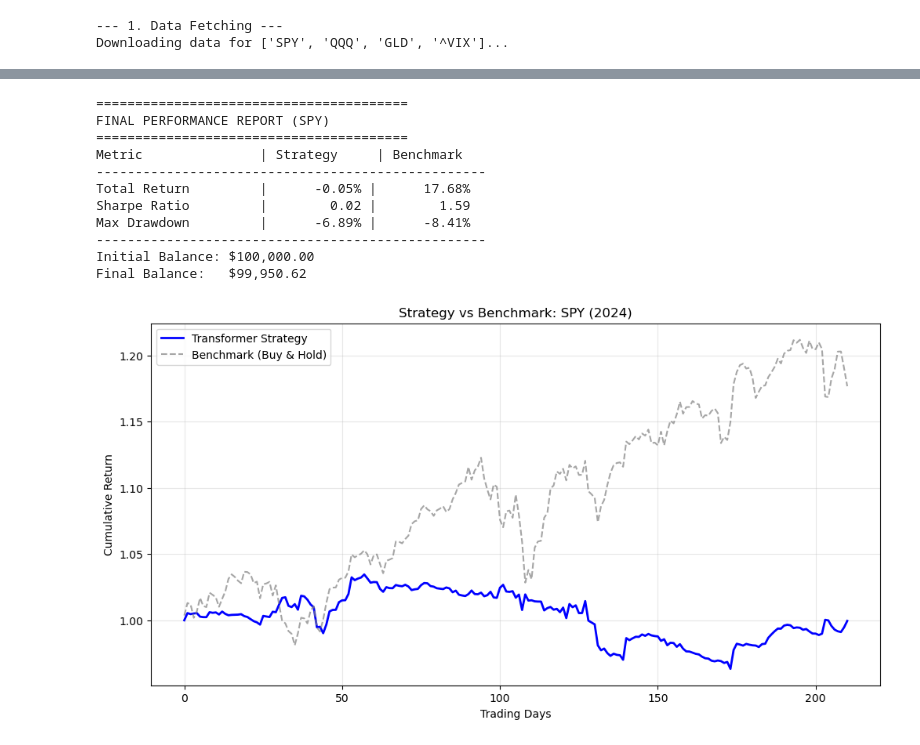
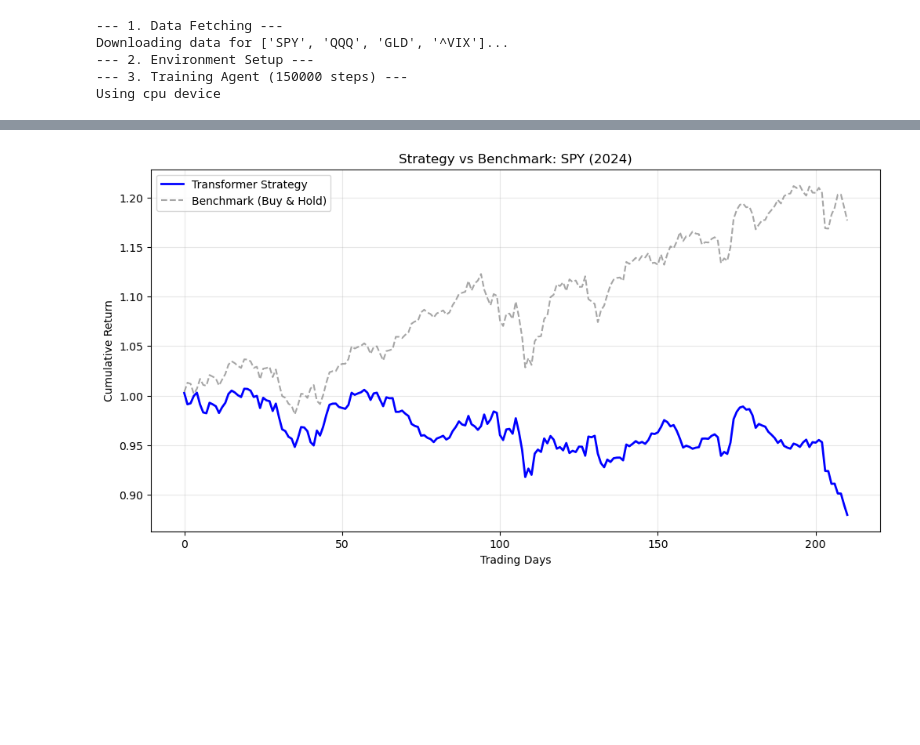
Before and after one commit to gitmichaelqiu/AccumRLMoEStrategy, a Jupyter notebook: Transformer.ipynb, the cells around one changed output, grey strips where cells are left out. Drawn from its saved outputs; the diff is of its cells as text; code cells hidden in the pictures; blank space fills up the shorter version.

Commit message:
v3 Transf: 87,957.85

```diff
--- a/Transformer.ipynb
+++ b/Transformer.ipynb
@@ -8,7 +8,7 @@ import torch
 import torch.nn as nn
 from stable_baselines3 import PPO
 from stable_baselines3.common.torch_layers import BaseFeaturesExtractor
-from stable_baselines3.common.vec_env import DummyVecEnv
+from stable_baselines3.common.vec_env import DummyVecEnv, VecNormalize
 import matplotlib.pyplot as plt
 import sys
 
@@ -19,7 +19,7 @@ CONFIG = {
     # Data Settings
     "TICKERS": ["SPY", "QQQ", "GLD", "^VIX"],
     "TARGET_ASSET": "SPY",
-    "START_DATE": "2015-01-01",  # Extended history for better training
+    "START_DATE": "2015-01-01",
     "END_DATE": "2023-12-31",
     "TEST_START_DATE": "2024-01-02",
 
@@ -32,8 +32,9 @@ CONFIG = {
     "TRADING_FEES": 0.001,  # 0.1% per trade
 
     # Reward Shaping
-    "REWARD_METHOD": "differential_sharpe",
-    "RISK_AVERSION": 0.1,
+    # Changed to 'sortino' to fix underperformance in bull markets (penalize only downside)
+    "REWARD_METHOD": "sortino",
+    "RISK_AVERSION": 2.0,       # Penalty multiplier for downside moves
 
     # Transformer Architecture
     "D_MODEL": 64,
@@ -45,8 +46,8 @@ CONFIG = {
     "LEARNING_RATE": 3e-4,
     "N_STEPS": 2048,
     "BATCH_SIZE": 64,
-    "ENTROPY_COEF": 0.02,      # Slightly increased to prevent early stagnation
-    "TRAINING_TIMESTEPS": 100000 # Increased for convergence
+    "ENTROPY_COEF": 0.05,       # Increased to force exploration (stop agent from freezing)
+    "TRAINING_TIMESTEPS": 150000 # Increased further for convergence
 }
 
 # ==========================================
@@ -131,7 +132,7 @@ class DataProcessor:
         return df[features].fillna(0)
 
 # ==========================================
-# 3. TRADING ENVIRONMENT (WITH DSR)
+# 3. TRADING ENVIRONMENT (WITH SORTINO)
 # ==========================================
 class TransformerTradingEnv(gym.Env):
     metadata = {'render.modes': ['human']}
@@ -198,6 +199,18 @@ class TransformerTradingEnv(gym.Env):
         dsr = (prev_B * delta_A - 0.5 * prev_A * delta_B) / denominator
         return dsr * 0.1 # Scaling
 
+    def _calculate_sortino(self, returns):
+        """
+        Sortino Ratio approximation (Doc 2, Section 4.2).
+        Penalizes only downside returns.
+        r_t = R_t - lambda * (R_t < 0) * R_t^2
+        """
+        penalty = 0
+        if returns < 0:
+            penalty = self.config['RISK_AVERSION'] * (returns ** 2)
+
+        return returns - penalty
+
     def step(self, action):
         action = np.clip(action, -1, 1)[0]
 
@@ -214,9 +227,11 @@ class TransformerTradingEnv(gym.Env):
         strategy_return = (action * market_return) - cost
         self.portfolio_value *= (1 + strategy_return)
 
-        # Reward
+        # Reward selection
         if self.config['REWARD_METHOD'] == 'differential_sharpe':
             reward = self._calculate_differential_sharpe(strategy_return)
+        elif self.config['REWARD_METHOD'] == 'sortino':
+            reward = self._calculate_sortino(strategy_return)
         else:
             reward = strategy_return
 
@@ -293,7 +308,10 @@ def run_strategy():
 
     print("--- 2. Environment Setup ---")
     try:
+        # WRAPPER: VecNormalize is crucial for PPO convergence
+        # It normalizes observations and rewards on the fly
         env = DummyVecEnv([lambda: TransformerTradingEnv(train_df, CONFIG)])
+        env = VecNormalize(env, norm_obs=True, norm_reward=True, clip_obs=10.)
     except ValueError as e:
         print(f"Env Setup Failed: {e}")
         return
@@ -315,6 +333,9 @@ def run_strategy():
 
     model.learn(total_timesteps=CONFIG['TRAINING_TIMESTEPS'])
 
+    # Important: Save the normalization stats if we were deploying.
+    # For this script, we just use the trained env stats for testing (implied).
+
     print("--- 4. Backtesting & Analysis ---")
     test_loader = DataProcessor(CONFIG['TICKERS'], CONFIG['TEST_START_DATE'], "2025-01-01")
     test_df = test_loader.get_processed_data(CONFIG['TARGET_ASSET'])
@@ -323,16 +344,34 @@ def run_strategy():
         print("Insufficient test data.")
         return
 
-    test_env = TransformerTradingEnv(test_df, CONFIG)
-    obs, _ = test_env.reset()
+    # For testing, we generally do NOT normalize rewards (we want real $),
+    # but we MUST normalize observations using the training statistics.
+    # To simulate this without saving/loading files:
+    # We create a new env, wrap it, but disable training/reward updates.
+    test_env = DummyVecEnv([lambda: TransformerTradingEnv(test_df, CONFIG)])
+    # We transfer the moving averages from training env to test env
+    test_env = VecNormalize(test_env, norm_obs=True, norm_reward=False, clip_obs=10.)
+    test_env.obs_rms = env.obs_rms # COPY TRAINING STATS TO TEST ENV
+    test_env.training = False # DO NOT UPDATE STATS DURING TEST
+
+    obs = test_env.reset()
     done = False
 
     strategy_history = []
 
-    while not done:
+    while True: # Vectorized envs don't use 'done' the same way in loops
         action, _ = model.predict(obs, deterministic=True)
-        obs, reward, done, _, info = test_env.step(action)
+
+        # FIXED: VecEnv (SB3) always returns 4 values: obs, reward, done, info
+        # even if the underlying Gymnasium env returns 5.
+        obs, reward, done_array, info_array = test_env.step(action)
+
+        # Extract info from vectorized environment (it returns a list)
+        info = info_array[0]
         strategy_history.append(info)
+
+        if done_array[0]:
+            break
 
     # --- Performance Analysis ---
     results_df = pd.DataFrame(strategy_history)
@@ -378,3 +417,6 @@ if __name__ == "__main__":
 # %% [output]
 --- 1. Data Fetching ---
 Downloading data for ['SPY', 'QQQ', 'GLD', '^VIX']...
+--- 2. Environment Setup ---
+--- 3. Training Agent (150000 steps) ---
+Using cpu device
@@ -398,12 +440 @@ Downloading data for ['SPY', 'QQQ', 'GLD', '^VIX']...
-========================================
-FINAL PERFORMANCE REPORT (SPY)
-========================================
-Metric               | Strategy     | Benchmark
---------------------------------------------------
-Total Return         |      -0.05% |      17.68%
-Sharpe Ratio         |        0.02 |        1.59
-Max Drawdown         |      -6.89% |      -8.41%
---------------------------------------------------
-Initial Balance: $100,000.00
-Final Balance:   $99,950.62
-[figure, old version]
+[figure, new version]
```
Also changed, not shown: parts of 1 cell of this notebook.
